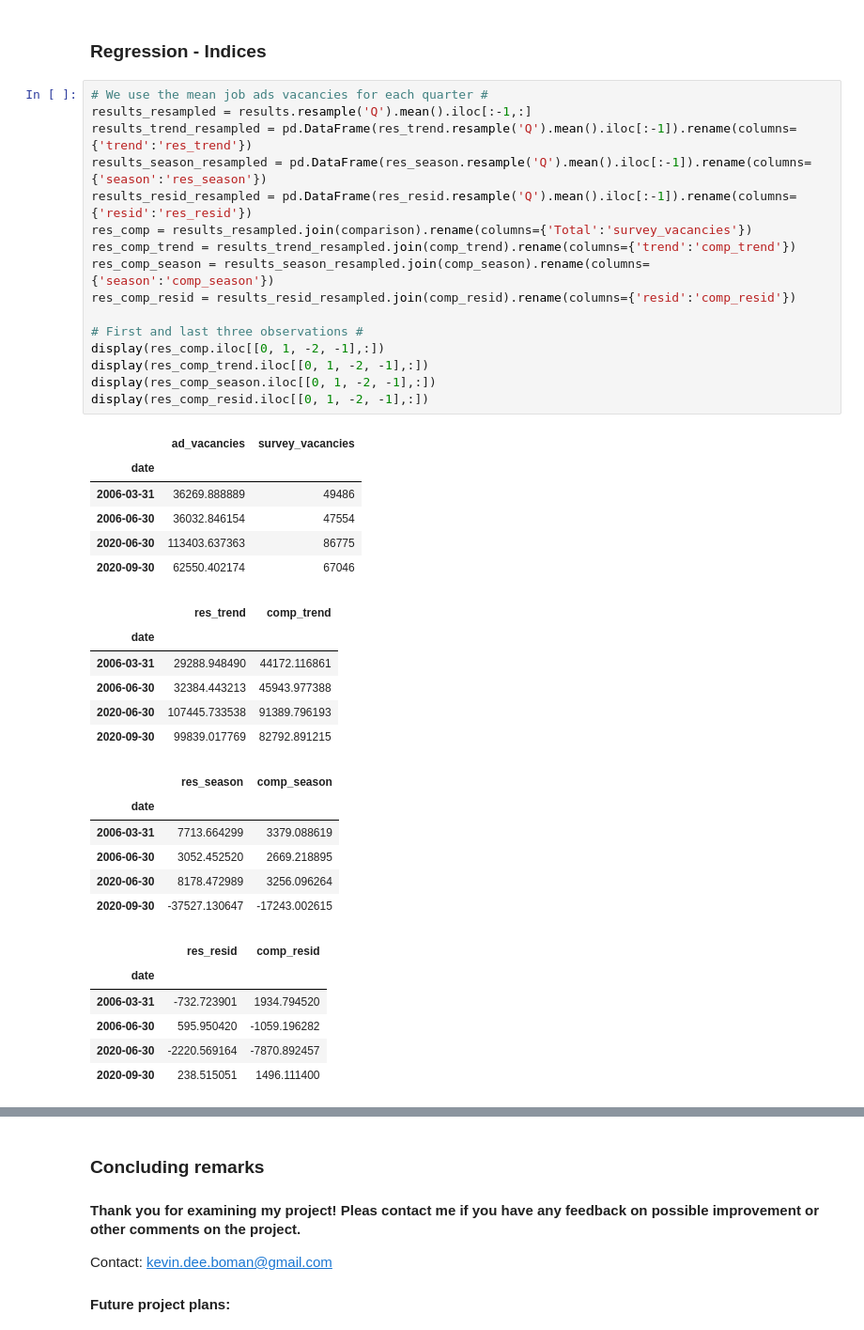
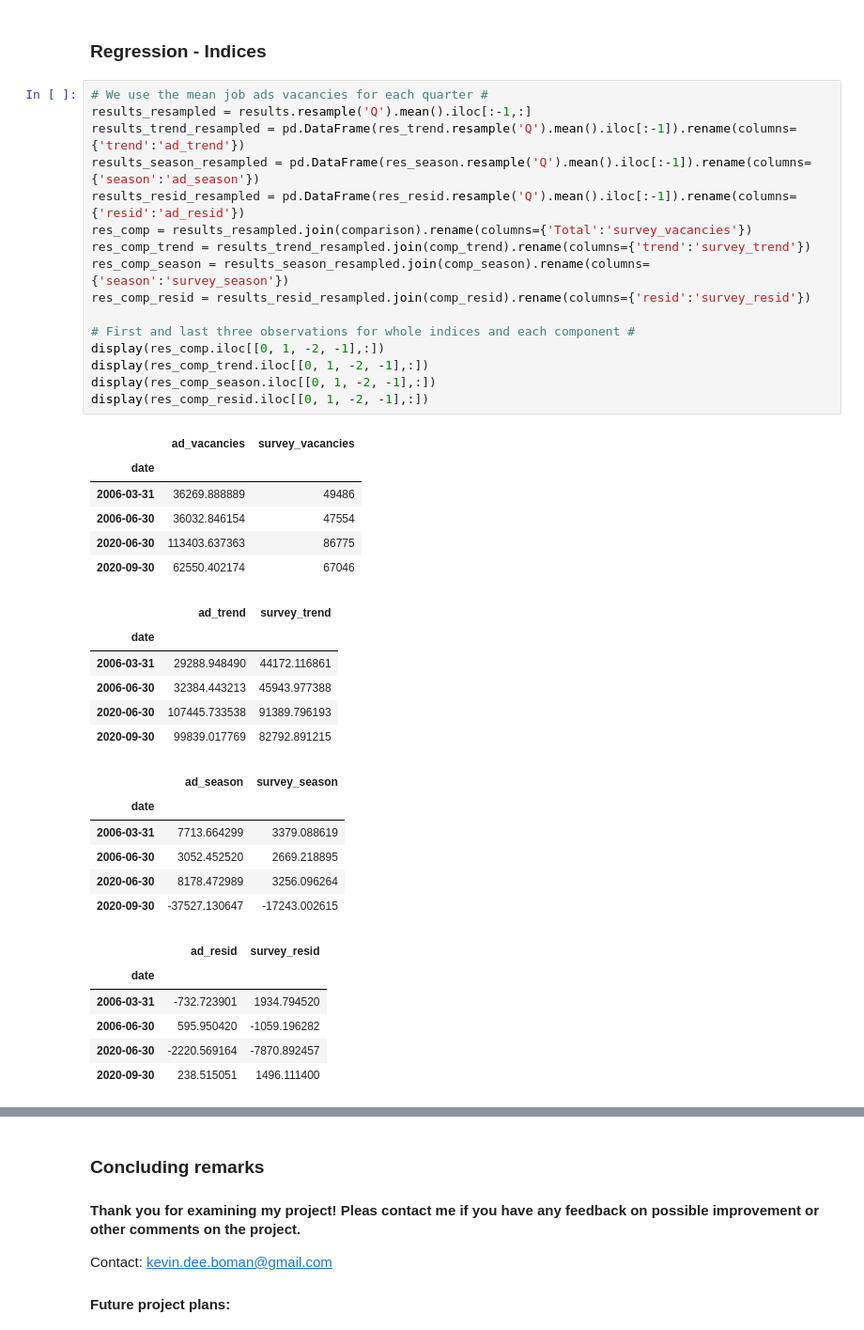
Before and after one commit to kevindeeboman/masters_project, a Jupyter notebook: masters_project.ipynb, the cells around one changed output, grey strips where cells are left out. Shown: that part at 94% size. Cells and saved outputs as stored; diff of their text form.

```diff
--- a/masters_project.ipynb
+++ b/masters_project.ipynb
@@ -244,39 +244,39 @@ plt.show()
 # %%
 # We use the mean job ads vacancies for each quarter #
 results_resampled = results.resample('Q').mean().iloc[:-1,:]
-results_trend_resampled = pd.DataFrame(res_trend.resample('Q').mean().iloc[:-1]).rename(columns={'trend':'res_trend'})
-results_season_resampled = pd.DataFrame(res_season.resample('Q').mean().iloc[:-1]).rename(columns={'season':'res_season'})
-results_resid_resampled = pd.DataFrame(res_resid.resample('Q').mean().iloc[:-1]).rename(columns={'resid':'res_resid'})
+results_trend_resampled = pd.DataFrame(res_trend.resample('Q').mean().iloc[:-1]).rename(columns={'trend':'ad_trend'})
+results_season_resampled = pd.DataFrame(res_season.resample('Q').mean().iloc[:-1]).rename(columns={'season':'ad_season'})
+results_resid_resampled = pd.DataFrame(res_resid.resample('Q').mean().iloc[:-1]).rename(columns={'resid':'ad_resid'})
 res_comp = results_resampled.join(comparison).rename(columns={'Total':'survey_vacancies'})
-res_comp_trend = results_trend_resampled.join(comp_trend).rename(columns={'trend':'comp_trend'})
-res_comp_season = results_season_resampled.join(comp_season).rename(columns={'season':'comp_season'})
-res_comp_resid = results_resid_resampled.join(comp_resid).rename(columns={'resid':'comp_resid'})
+res_comp_trend = results_trend_resampled.join(comp_trend).rename(columns={'trend':'survey_trend'})
+res_comp_season = results_season_resampled.join(comp_season).rename(columns={'season':'survey_season'})
+res_comp_resid = results_resid_resampled.join(comp_resid).rename(columns={'resid':'survey_resid'})
 
-# First and last three observations #
+# First and last three observations for whole indices and each component #
 display(res_comp.iloc[[0, 1, -2, -1],:])
 display(res_comp_trend.iloc[[0, 1, -2, -1],:])
 display(res_comp_season.iloc[[0, 1, -2, -1],:])
 display(res_comp_resid.iloc[[0, 1, -2, -1],:])
 # %% [output]
 |  | ad_vacancies | survey_vacancies |
 | date |  |  |
 | 2006-03-31 | 36269.888889 | 49486 |
 | 2006-06-30 | 36032.846154 | 47554 |
 | 2020-06-30 | 113403.637363 | 86775 |
 | 2020-09-30 | 62550.402174 | 67046 |
-|  | res_trend | comp_trend |
+|  | ad_trend | survey_trend |
 | date |  |  |
 | 2006-03-31 | 29288.948490 | 44172.116861 |
 | 2006-06-30 | 32384.443213 | 45943.977388 |
 | 2020-06-30 | 107445.733538 | 91389.796193 |
 | 2020-09-30 | 99839.017769 | 82792.891215 |
-|  | res_season | comp_season |
+|  | ad_season | survey_season |
 | date |  |  |
 | 2006-03-31 | 7713.664299 | 3379.088619 |
 | 2006-06-30 | 3052.452520 | 2669.218895 |
 | 2020-06-30 | 8178.472989 | 3256.096264 |
 | 2020-09-30 | -37527.130647 | -17243.002615 |
-|  | res_resid | comp_resid |
+|  | ad_resid | survey_resid |
 | date |  |  |
 | 2006-03-31 | -732.723901 | 1934.794520 |
 | 2006-06-30 | 595.950420 | -1059.196282 |
```
Also changed, not shown: parts of 6 cells of this notebook.
